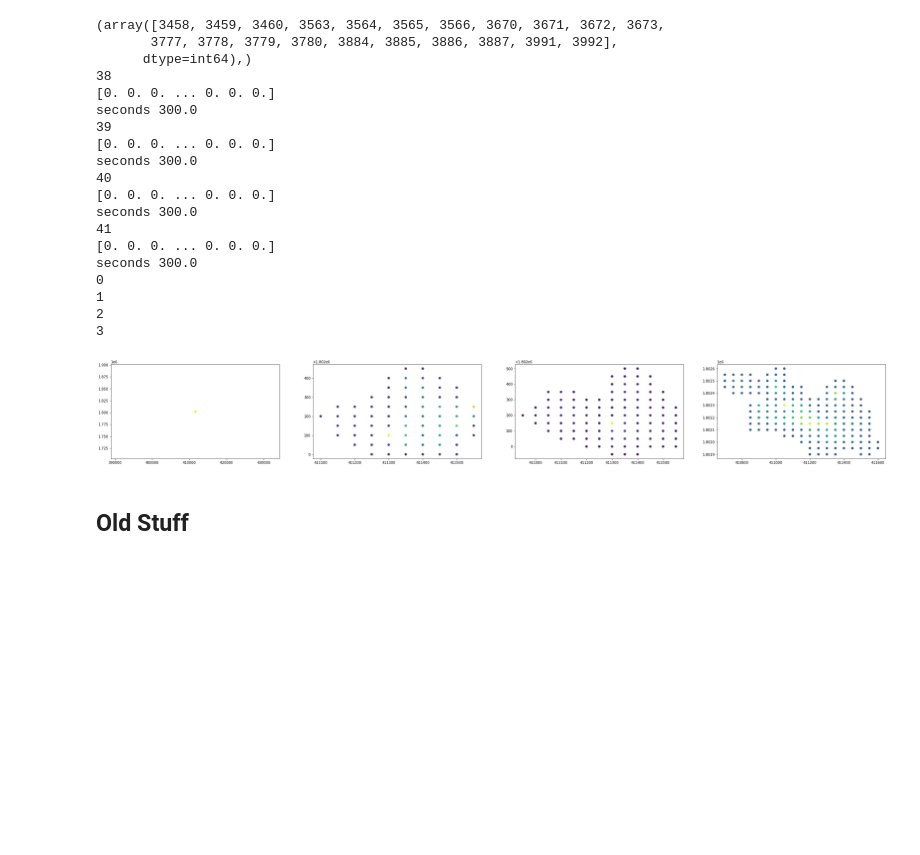
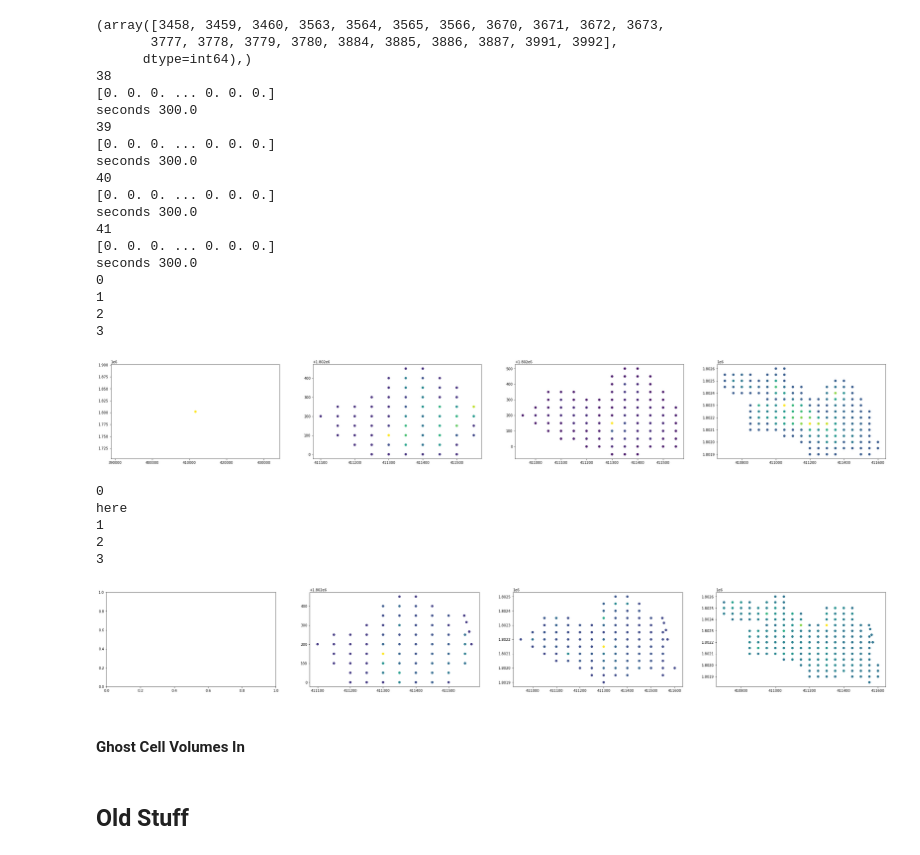
Before and after one commit to EcohydrologyTeam/ClearWater-riverine, a Jupyter notebook: examples/Sparse_Matrix_Framework-muncie.ipynb, the cells around one changed output. Saved outputs shown, nothing was run; the diff lists cells and outputs as text; code cells hidden in the pictures; blank space fills up the shorter version.

Commit message:
ghost cells (in)

```diff
--- a/examples/Sparse_Matrix_Framework-muncie.ipynb
+++ b/examples/Sparse_Matrix_Framework-muncie.ipynb
@@ -935,6 +930,7 @@ fig, ax = plt.subplots(1,4)
 times = [38, 39, 40, 41]
 b = RHS(ds_zarr, times[0])
 output = np.zeros((10, len(ds_zarr['nface'])))
+concs = np.zeros((10, len(ds_zarr['nface'])))
 
 
 for t in range(len(times)):
@@ -950,6 +946,7 @@ for t in range(len(times)):
     # ax[t].scatter(xs, ys, c=b.vals)
     x = spsolve(A, b.vals)
     b.updateValues(x, ds_zarr, v+1)
+    concs[t+1] = x
 
 
 for t in range(len(times)):
@@ -980,3 +977,25 @@ seconds 300.0
 2
 3
 [figure]
+# %%
+fig, ax = plt.subplots(1,4)
+for t in range(len(times)):
+    print(t)
+    ind = np.where(concs[t] > 0)[0]
+    if len(ind) > 0:
+        ax[t].scatter(ds_zarr['face_x'][ind], ds_zarr['face_y'][ind], c=concs[t][ind], vmin = -1)
+        # print(output[t][ind])
+    else:
+        print("here")
+        pass
+
+fig.set_size_inches(40, 5)
+# %% [output]
+0
+here
+1
+2
+3
+[figure, added]
+# %% [markdown]
+#### Ghost Cell Volumes In
```
Also changed, not shown: parts of 11 cells of this notebook.
